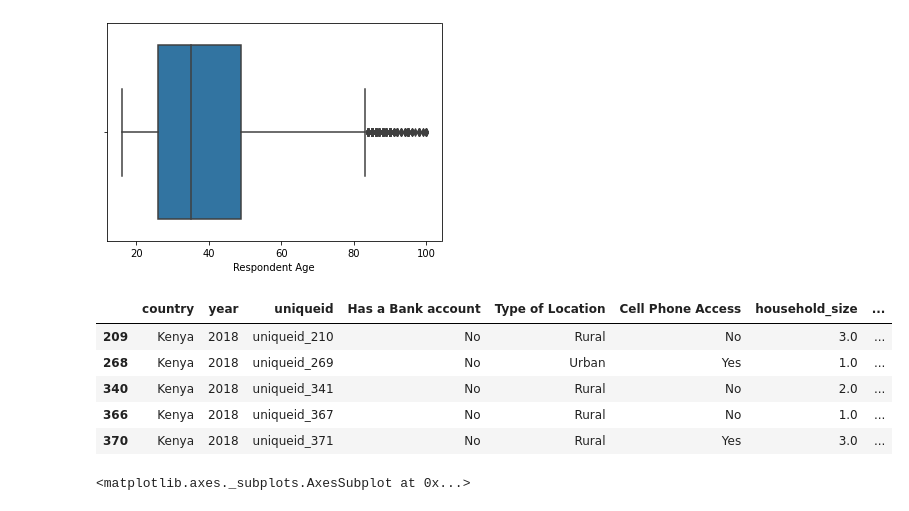
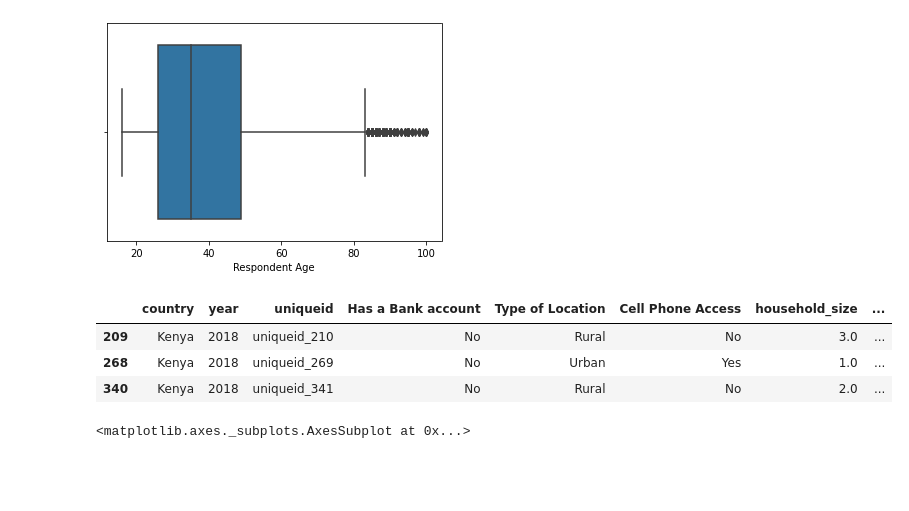
Before and after one commit to KaruraM/ANALYSIS, a Jupyter notebook: ANALYSIS.ipynb, the cells around one changed output. Drawn from its saved outputs; the diff is of its cells as text; code cells hidden in the pictures; blank space fills up the shorter version.

```diff
--- a/ANALYSIS.ipynb
+++ b/ANALYSIS.ipynb
@@ -6,13 +22,6 @@ import pandas as pd
 import numpy as np
 import seaborn as sns
 import matplotlib.pyplot as plt
-
-import warnings
-warnings.filterwarnings('ignore')
-
-%matplotlib inline
-
-pd.set_option("display.max_colwidth", 50)
 # %%
 # Loading the dataset
 df = pd.read_csv("https://bit.ly/FinancialDataset")
@@ -308,17 +258,15 @@ sns.boxplot(df["Respondent Age"]) # Finding outliers
 # %%
 Q1 = df['Respondent Age'].quantile(0.25)             # Shows the outliers in age column
 Q3 = df['Respondent Age'].quantile(0.75)
 IQR = Q3 - Q1
 whisker_width = 1.5
 Age_outliers = df[(df['Respondent Age'] < Q1 - whisker_width*IQR) | (df['Respondent Age'] > Q3 + whisker_width*IQR)]
-Age_outliers.head()
+Age_outliers.head(3)
 # %% [output]
 |  | country | year | uniqueid | Has a Bank account | Type of Location | Cell Phone Access | household_size | ... |
 | 209 | Kenya | 2018 | uniqueid_210 | No | Rural | No | 3.0 | ... |
 | 268 | Kenya | 2018 | uniqueid_269 | No | Urban | Yes | 1.0 | ... |
 | 340 | Kenya | 2018 | uniqueid_341 | No | Rural | No | 2.0 | ... |
-| 366 | Kenya | 2018 | uniqueid_367 | No | Rural | No | 1.0 | ... |
-| 370 | Kenya | 2018 | uniqueid_371 | No | Rural | Yes | 3.0 | ... |
 # %%
 Q1 = df['Respondent Age'].quantile(0.25) # Flooring and capping,removing all the values below the 25th percentile or above the 75th percentile
 Q3 = df['Respondent Age'].quantile(0.75)
```
Also changed, not shown: parts of 49 cells of this notebook.
